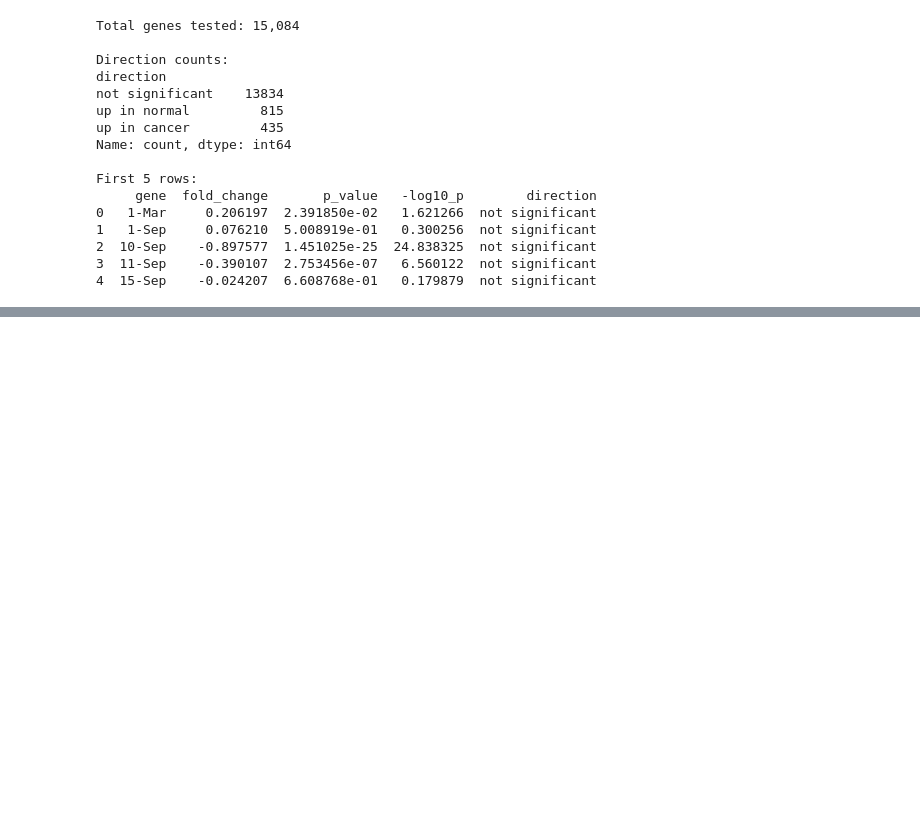
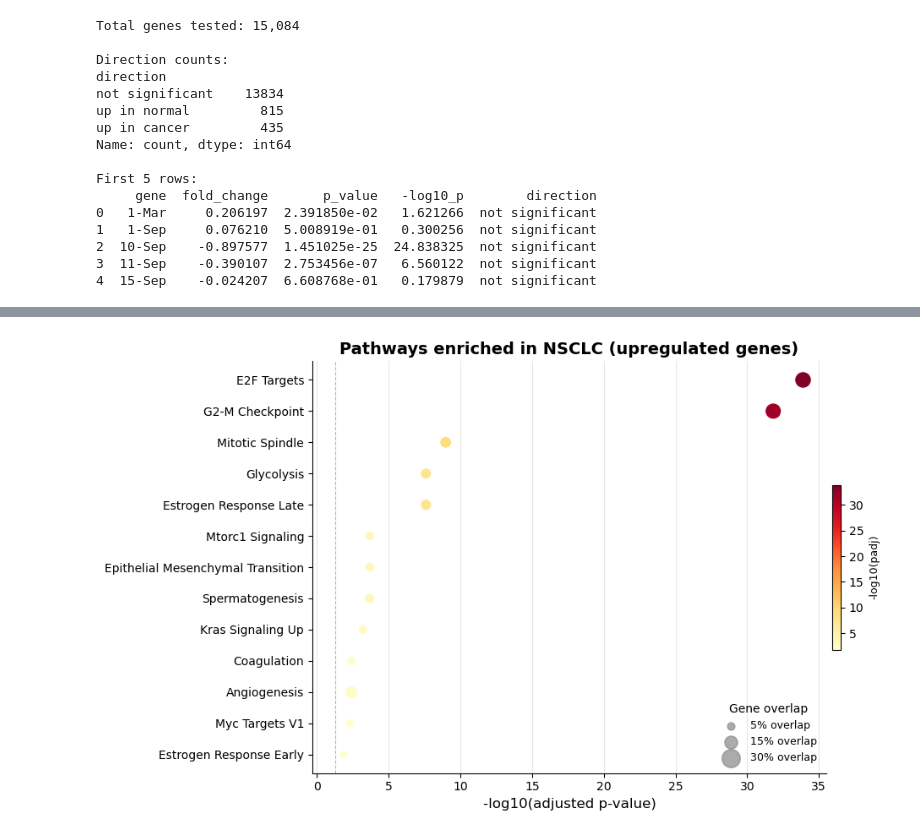
Before and after one commit to reuel-web/lung-cell-analysis, a Jupyter notebook: notebooks/03_pathway_enrichment.ipynb, the cells around one changed output, grey strips where cells are left out. Saved outputs shown, nothing was run; the diff lists cells and outputs as text; code cells hidden in the pictures; blank space fills up the shorter version.

Commit message:
Update with pathway enrichment

```diff
--- a/notebooks/03_pathway_enrichment.ipynb
+++ b/notebooks/03_pathway_enrichment.ipynb
@@ -67,0 +53,12 @@ ValueError: Invalid organism 'Human'. Valid options are: c. elegans, caenorhabdi
+# %%
+enr_cancer = gp.enrichr(
+    gene_list=up_in_cancer,
+    gene_sets=['MSigDB_Hallmark_2020'],
+    organism='human',
+    outdir=None,
+    verbose=False
+)
+
+print(enr_cancer.results[
+    ['Term', 'P-value', 'Adjusted P-value', 'Overlap']
+].head(10))
@@ -67,0 +77,75 @@ ValueError: Invalid organism 'Human'. Valid options are: c. elegans, caenorhabdi
+# %%
+def plot_enrichr(enr, title, top_n=15, save_path=None):
+    """Plot top enriched pathways as a dot plot — gseapy 1.2.1"""
+
+    df = enr.results.copy()
+
+    # 1.2.1 column names
+    df = df[df['Adjusted P-value'] < 0.05].copy()
+    df = df.head(top_n)
+
+    if len(df) == 0:
+        print(f"No significant pathways found for: {title}")
+        return
+
+    # Clean names
+    df['Term'] = (df['Term']
+                  .str.replace('HALLMARK_', '', regex=False)
+                  .str.replace('_', ' ', regex=False)
+                  .str.title())
+
+    df['-log10_padj'] = -np.log10(df['Adjusted P-value'])
+
+    # Overlap ratio e.g. "14/200" → 0.07
+    df['overlap_ratio'] = df['Overlap'].apply(
+        lambda x: int(x.split('/')[0]) / int(x.split('/')[1])
+    )
+
+    df = df.sort_values('-log10_padj')
+
+    fig, ax = plt.subplots(figsize=(10, max(5, len(df) * 0.45)))
+
+    scatter = ax.scatter(
+        df['-log10_padj'],
+        range(len(df)),
+        s=df['overlap_ratio'] * 800,
+        c=df['-log10_padj'],
+        cmap='YlOrRd',
+        edgecolors='white',
+        linewidths=0.5,
+        zorder=3
+    )
+
+    ax.set_yticks(range(len(df)))
+    ax.set_yticklabels(df['Term'], fontsize=10)
+    ax.set_xlabel('-log10(adjusted p-value)', fontsize=12)
+    ax.set_title(title, fontsize=14, fontweight='bold')
+    ax.axvline(x=-np.log10(0.05), color='#888888',
+               linestyle='--', linewidth=0.8, alpha=0.6)
+    ax.spines['top'].set_visible(False)
+    ax.spines['right'].set_visible(False)
+    ax.grid(axis='x', alpha=0.3)
+
+    cbar = plt.colorbar(scatter, ax=ax, shrink=0.4, pad=0.01)
+    cbar.set_label('-log10(padj)', fontsize=9)
+
+    for ratio, label in [(0.05, '5%'), (0.15, '15%'), (0.30, '30%')]:
+        ax.scatter([], [], s=ratio * 800, c='#888888',
+                   label=f'{label} overlap', alpha=0.7)
+    ax.legend(title='Gene overlap', fontsize=9,
+              loc='lower right', frameon=False)
+
+    plt.tight_layout()
+    if save_path:
+        plt.savefig(save_path, dpi=150, bbox_inches='tight')
+        print(f"Saved: {save_path}")
+    plt.show()
+
+
+# Plot cancer pathways
+plot_enrichr(
+    enr_cancer,
+    title='Pathways enriched in NSCLC (upregulated genes)',
+    save_path='figures/04_pathways_cancer.png'
+)
+# %% [output]
@@ -67,0 +153 @@ ValueError: Invalid organism 'Human'. Valid options are: c. elegans, caenorhabdi
+[figure, added]
```
Also changed, not shown: parts of 7 cells of this notebook.
